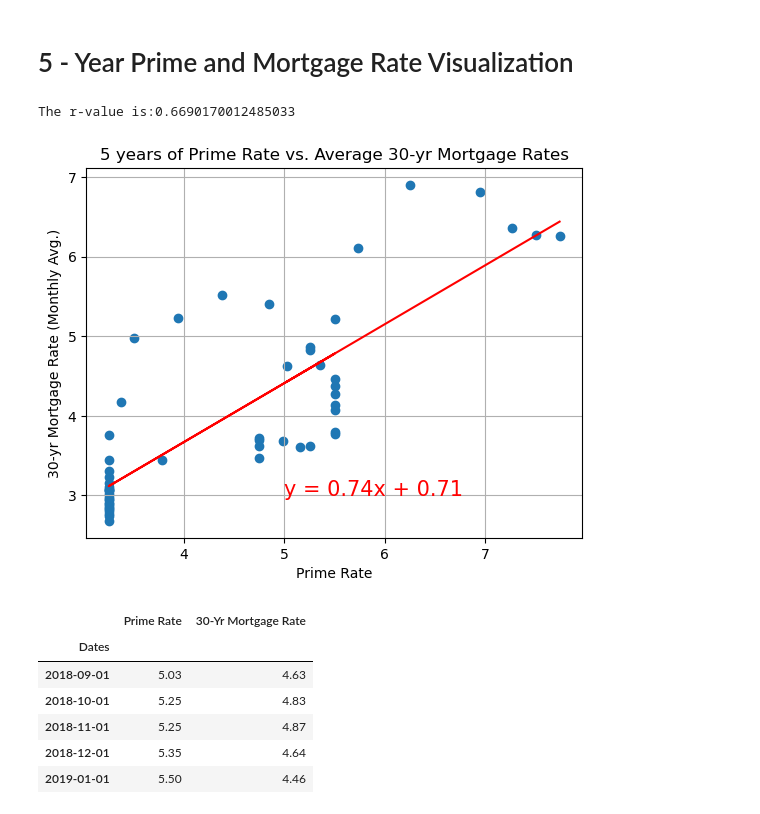
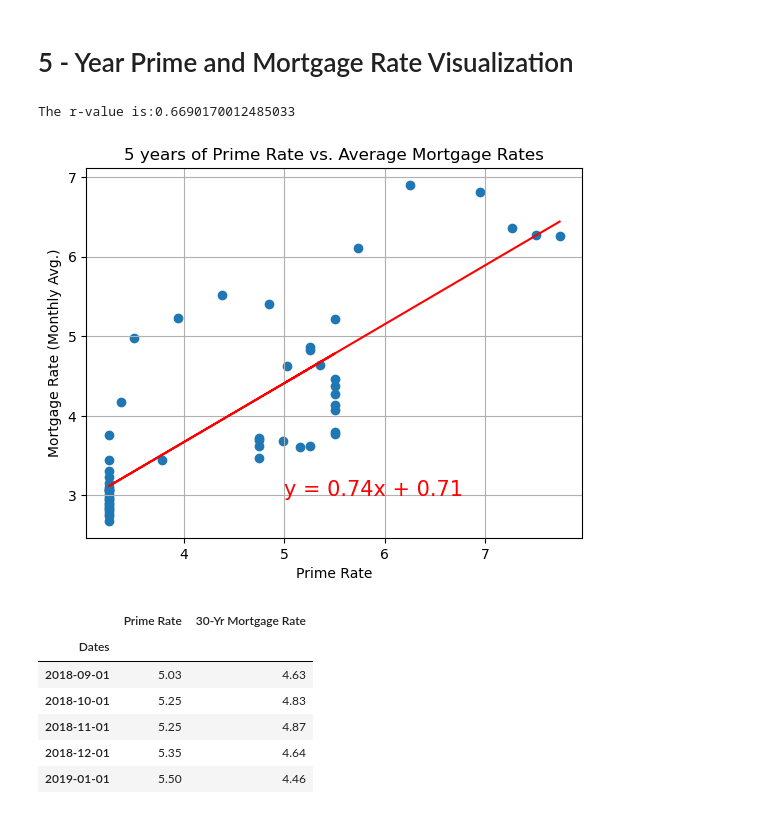
Before and after one commit to ceramicbull/Project-1-Repo, a Jupyter notebook: Group Project One Notebook.ipynb, the cells around one changed output. Drawn from its saved outputs; the diff is of its cells as text; code cells hidden in the pictures.

```diff
--- a/Group Project One Notebook.ipynb
+++ b/Group Project One Notebook.ipynb
@@ -404,26 +404,26 @@ The r-value is:0.6632493308968419
 # %%
 #scatter plot to determine correlation of 5 - year mortgage and prime rates
 #convert data to float
 x_raw=prime_virt_df["Prime Rate"]
 x_val=x_raw.astype(float)
 y_raw=M30_virt_df["30-Yr Mortgage Rate"]
 y_val=y_raw.astype(float)
 #plot data
 plt.scatter(x_val, y_val)
 (slope, intercept, rvalue, pvalue, stderr) = linregress(x_val, y_val)
 prime_m30_regress=x_val*slope+intercept
 line_eq = "y = " + str(round(slope,2)) + "x + " + str(round(intercept,2))
 plt.plot(x_val,prime_m30_regress,"r-")
 plt.annotate(line_eq,(5,3),fontsize=15,color="red")
 plt.xlabel("Prime Rate")
-plt.ylabel("30-yr Mortgage Rate (Monthly Avg.)")
+plt.ylabel("Mortgage Rate (Monthly Avg.)")
 plt.grid()
-plt.title("5 years of Prime Rate vs. Average 30-yr Mortgage Rates")
+plt.title("5 years of Prime Rate vs. Average Mortgage Rates")
 print(f'The r-value is:{rvalue*rvalue}')
-plt.savefig("primev30yr.png")
+#plt.savefig("primev30yr.png")
 # %% [output]
 The r-value is:0.6690170012485033
-[figure, old version]
+[figure, new version]
 # %%
 #combine vertical prime and 30 year Mortgage dataframes for plotting
 combine_virt_df=pd.merge(prime_virt_df,M30_virt_df,left_on="Dates", right_on="Dates")
```
Also changed, not shown: parts of 8 cells of this notebook, 7 other files.
